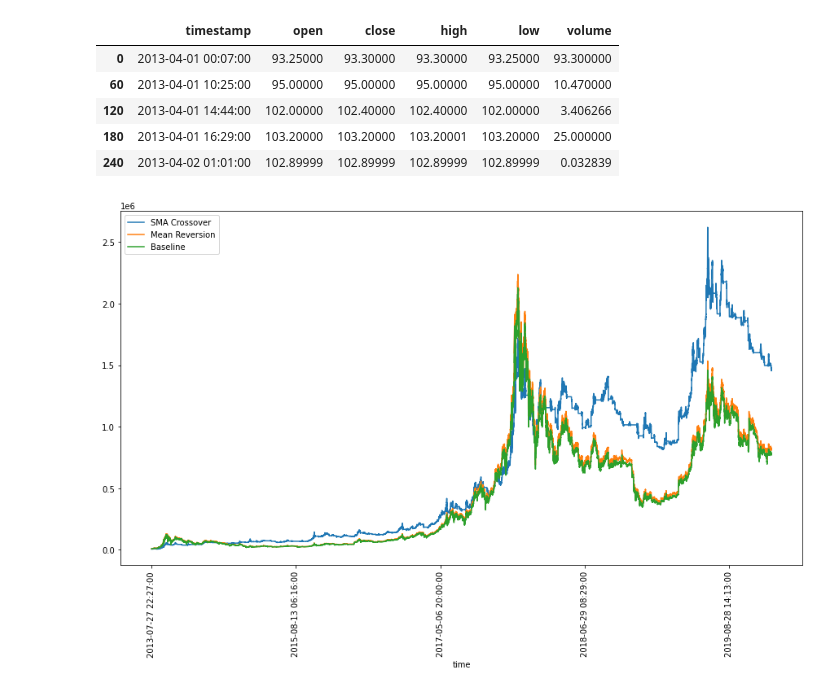
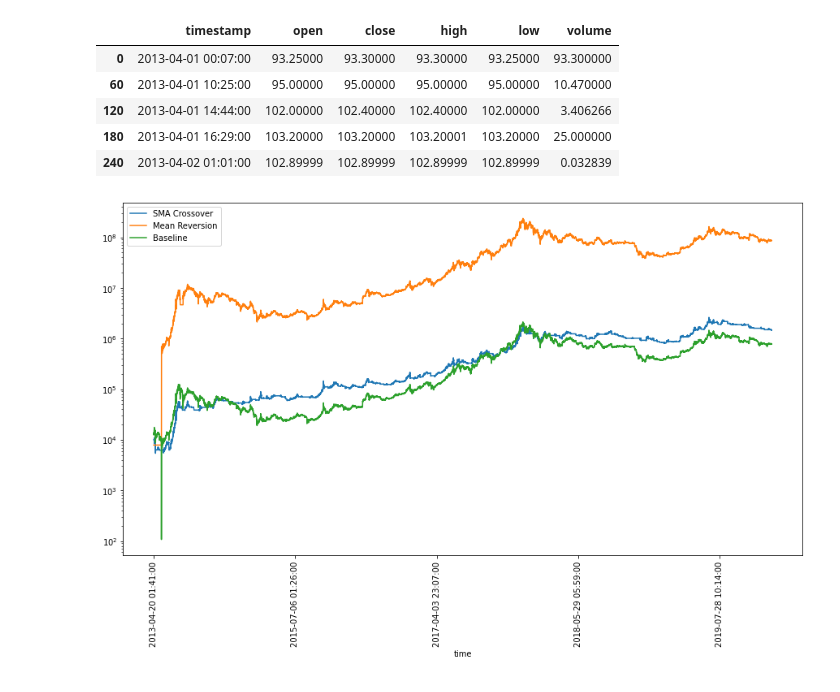
Before and after one commit to hansenrhan/crypto_backtesting, a Jupyter notebook: comparison.ipynb, the cells around one changed output. Saved outputs shown, nothing was run; the diff lists cells and outputs as text; code cells hidden in the pictures.

```diff
--- a/comparison.ipynb
+++ b/comparison.ipynb
@@ -476,10 +476,10 @@ crypto_df['price'] = crypto_df['open'] # set open to be the price to use
 mean_reversion_backtest_results = mean_reversion_backtester(
             sampled_data = crypto_df,
             order_sizing = 1,
-            ma_length = 907,
-            buy_threshold = 0,
-            take_profit=77,
-            stop_loss=83,
+            ma_length = 23,
+            buy_threshold = 0.27,
+            take_profit=0.29,
+            stop_loss=0.18,
             starting_capital = 10000,
             display_results=False
         )
@@ -495,19 +495,21 @@ sma_crossover_backtest_results = sma_crossover_backtester(
 # %%
 import seaborn as sns
 import matplotlib.pyplot as plt
 import matplotlib.ticker as ticker
 from matplotlib import rcParams
 rcParams['figure.figsize'] = 15,8
 
 df = sma_crossover_backtest_results['balance_data']
 df = df.merge(mean_reversion_backtest_results['balance_data'], on='time', how="left")
 df['Baseline'] = df['Baseline_y']
 df = df.drop(["Baseline_x", "Baseline_y"], axis=1)
 df = df.dropna()
 df
 
+#view on a log scale
 df.plot(x = "time")
 plt.xticks(rotation="vertical")
+plt.yscale(value="log")
 plt.show()
 # %% [output]
-[figure, old version]
+[figure, new version]
```
Also changed, not shown: parts of 2 cells of this notebook, 1 other file.
